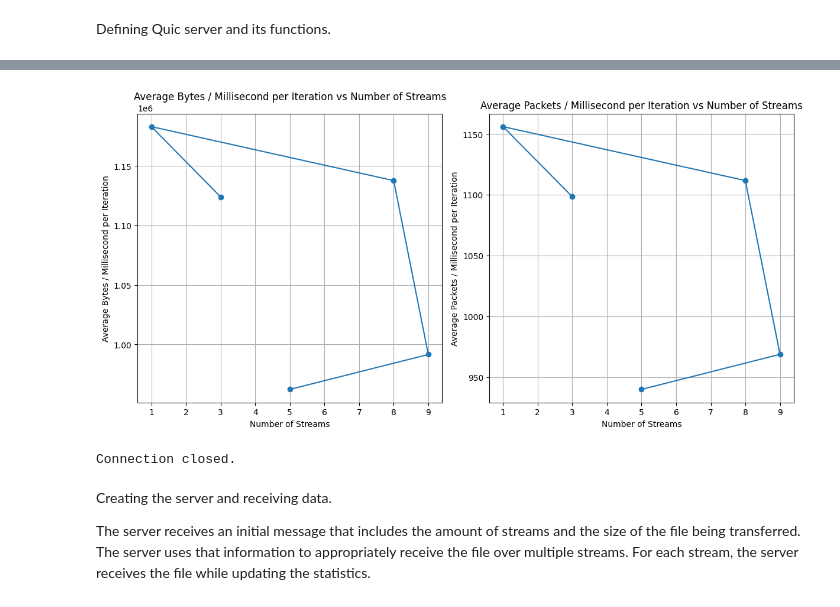
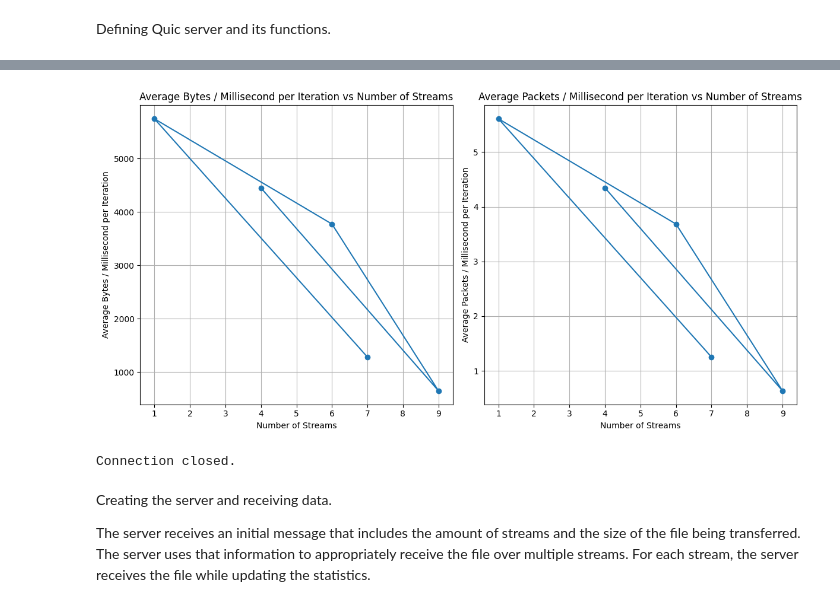
Before and after one commit to May2303/CommuNet---final-project, a Jupyter notebook: CommunicNetwork/server.ipynb, the cells around one changed output, grey strips where cells are left out. Saved outputs shown, nothing was run; the diff lists cells and outputs as text; code cells hidden in the pictures.

Commit message:
Fixed to perf counter from time.time

```diff
--- a/CommunicNetwork/server.ipynb
+++ b/CommunicNetwork/server.ipynb
@@ -10,10 +10,9 @@ import matplotlib.pyplot as plt
 class QuicServer:
     local_port = 12345
     packet_size = 1024
-    ready_message = b"READY" # Message to indicate that the server is ready to receive data (Identify new iteration)
+    ready_message = b"READY"  # Message to indicate that the server is ready to receive data (Identify new iteration)
     finished_message = b"FINISHED"  # Message to indicate that the server has received all data
-    timeout_duration = 20 # Timeout duration for receiving data from the client
-
+    timeout_duration = 20  # Timeout duration for receiving data from the client
 
     # Initialize the server
     def __init__(self):
@@ -48,18 +47,19 @@ class QuicServer:
             self.close_connection()
             exit(1)
 
+    # Update statistics for the received stream
     def update_statistics(self, received_stream_id, data):
         if self.iteration not in self.stream_data:
             self.stream_data[self.iteration] = {}
         if received_stream_id not in self.stream_data[self.iteration]:
             self.stream_data[self.iteration][received_stream_id] = {"bytes_received": 0, "packets_received": 0}
-            self.start_time[(self.iteration, received_stream_id)] = time.time()
+            self.start_time[(self.iteration, received_stream_id)] = time.perf_counter()
+            print(f"Start time for iteration {self.iteration}, stream {received_stream_id}: {self.start_time[(self.iteration, received_stream_id)]}")
         self.stream_data[self.iteration][received_stream_id]["bytes_received"] += len(data)
         self.stream_data[self.iteration][received_stream_id]["packets_received"] += 1
 
         self.total_bytes_received += len(data)
         self.total_packets_received += 1
-
 
     # Receive packets from the client and collect data
     def receive_packets(self, num_streams):
@@ -74,7 +74,8 @@ class QuicServer:
                 received_stream_id = struct.unpack("!I", data[:4])[0]
                 if data[4:] == b"END":
                     end_packets_received += 1  # Increment the count of "END" packets received
-                    self.end_time[(self.iteration, received_stream_id)] = time.time()
+                    self.end_time[(self.iteration, received_stream_id)] = time.perf_counter()
+                    print(f"End time for iteration {self.iteration}, stream {received_stream_id}: {self.end_time[(self.iteration, received_stream_id)]}")
                     continue  # Skip processing "END" packet as it does not contain data
                 if received_stream_id not in received_data:
                     received_data[received_stream_id] = b""
@@ -86,21 +87,17 @@ class QuicServer:
             self.close_connection()
             exit(1)
 
-
-
     # Send a message to the client to indicate that the server is ready to receive data (Identify new iteration)
     def send_ready_message(self, sender_ip):
         server_address = (sender_ip, self.local_port + 1)
         with socket.socket(socket.AF_INET, socket.SOCK_DGRAM) as sock:
             sock.sendto(self.ready_message, server_address)
 
-
     # Send a message to the client to indicate that the server has received all data (End of all iterations)
     def send_finished_message(self, sender_ip):
         server_address = (sender_ip, self.local_port + 1)
         with socket.socket(socket.AF_INET, socket.SOCK_DGRAM) as sock:
             sock.sendto(self.finished_message, server_address)
-
 
     # Calculate metrics for the received data
     def calculate_metrics(self):
@@ -110,22 +107,22 @@ class QuicServer:
             total_iteration_avg_packets_per_ms = 0
             iteration_metrics = {}
             for stream_id, data in streams.items():
-                end_time = self.end_time.get(iteration, stream_id)
-                start_time = self.start_time.get(iteration, stream_id)
-                elapsed_time_ms = (end_time - start_time) * 1000
-                print(f"Elapsed time: {elapsed_time_ms}\n")
-                if elapsed_time_ms == 0:
-                    elapsed_time_ms = 1
-                avg_bytes_per_ms = data["bytes_received"] / elapsed_time_ms
-                avg_packets_per_ms = data["packets_received"] / elapsed_time_ms
-                iteration_metrics[stream_id] = {
-                    "bytes_transferred": data["bytes_received"],
-                    "packets_transferred": data["packets_received"],
-                    "average_bytes_per_millisecond": avg_bytes_per_ms,
-                    "average_packets_per_millisecond": avg_packets_per_ms,
-                }
-                total_iteration_avg_bytes_per_ms += avg_bytes_per_ms
-                total_iteration_avg_packets_per_ms += avg_packets_per_ms
+                end_time = self.end_time.get((iteration, stream_id))
+                start_time = self.start_time.get((iteration, stream_id))
+                if end_time is not None and start_time is not None:
+                    elapsed_time_ms = (end_time - start_time) * 1000
+                    if elapsed_time_ms == 0:
+                        elapsed_time_ms = 1
+                    avg_bytes_per_ms = data["bytes_received"] / elapsed_time_ms
+                    avg_packets_per_ms = data["packets_received"] / elapsed_time_ms
+                    iteration_metrics[stream_id] = {
+                        "bytes_transferred": data["bytes_received"],
+                        "packets_transferred": data["packets_received"],
+                        "average_bytes_per_millisecond": avg_bytes_per_ms,
+                        "average_packets_per_millisecond": avg_packets_per_ms,
+                    }
+                    total_iteration_avg_bytes_per_ms += avg_bytes_per_ms
+                    total_iteration_avg_packets_per_ms += avg_packets_per_ms
             metrics[iteration] = iteration_metrics
             iteration_avg_bytes_per_ms = total_iteration_avg_bytes_per_ms / len(streams) if streams else 0
             iteration_avg_packets_per_ms = total_iteration_avg_packets_per_ms / len(streams) if streams else 0
@@ -135,7 +132,6 @@ class QuicServer:
                 "num_streams": len(streams)
             })
         return metrics
-
 
     # Print statistics for the received data
     def print_statistics(self, metrics, file_size):
@@ -152,7 +148,6 @@ class QuicServer:
             print(f"\nIteration {iteration} Averages:")
             print(f"Average bytes per millisecond: {avg_metrics['average_bytes_per_millisecond']}")
             print(f"Average packets per millisecond: {avg_metrics['average_packets_per_millisecond']}")
-
 
     # Plot metrics for the received data
     def plot_metrics(self):
@@ -179,7 +174,6 @@ class QuicServer:
         plt.tight_layout()
         plt.show()
 
-
     # Run the server
     # Prints statistics and plots metrics for the received data
     def run(self):
@@ -198,6 +192,7 @@ class QuicServer:
         self.plot_metrics()
         self.close_connection()
 
-server = QuicServer()
-server.run()
+if __name__ == "__main__":
+    server = QuicServer()
+    server.run()
 # %% [output]
@@ -221,4 +216,4 @@ Average packets per millisecond: 1098.3333333333333
-[figure, old version]
+[figure, new version]
 Connection closed.
 # %% [markdown]
 Creating the server and receiving data.
```
Also changed, not shown: parts of 1 cell of this notebook, 1 other file.
